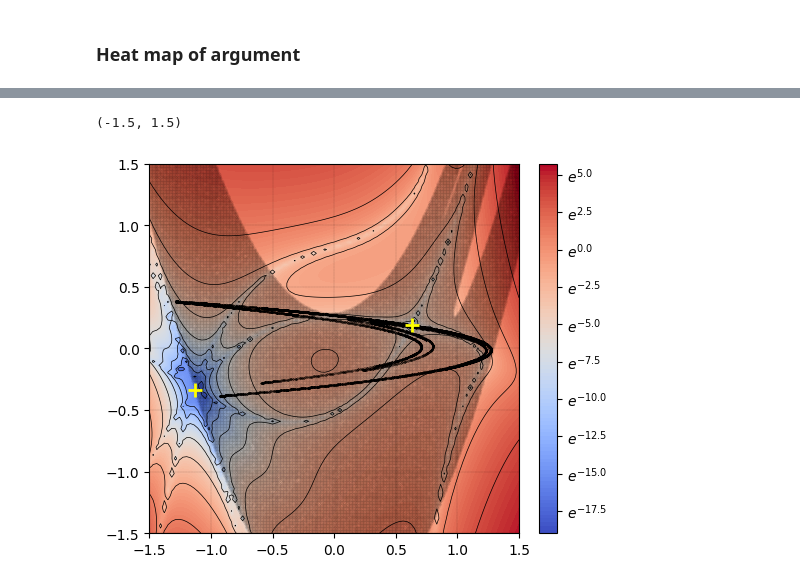
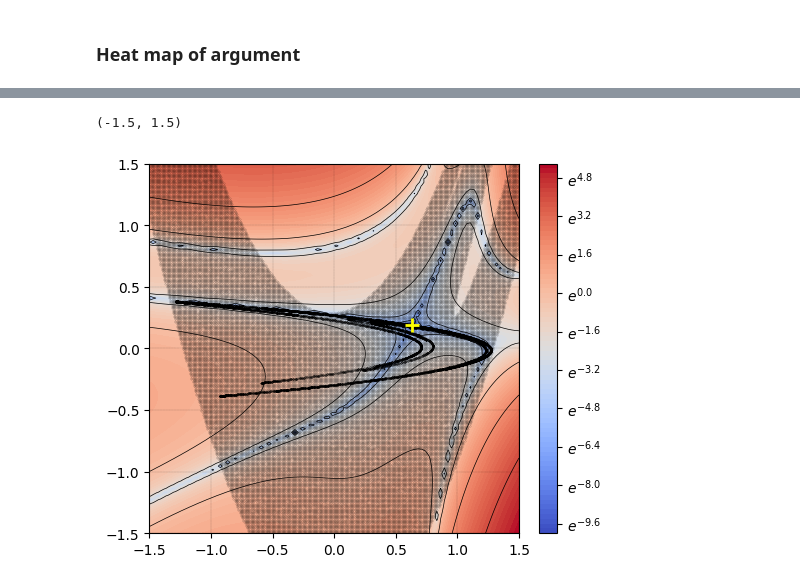
Before and after one commit to 1sa014kawa/JetDMD, a Jupyter notebook: Algorithm3.ipynb, the cells around one changed output, grey strips where cells are left out. Drawn from its saved outputs; the diff is of its cells as text; code cells hidden in the pictures.

```diff
--- a/Algorithm3.ipynb
+++ b/Algorithm3.ipynb
@@ -82,7 +55,7 @@ evals_Ko, evecs_Ko = np.linalg.eig(Cs.transpose(0,2,1))
 # %%
 for i in range(r_ps):
   # Jacobian matrix of the dynamical system at 0
-  dfp=jacmat(ps[:,[i]],henon)
+  dfp=jacmat(ps[:,[i]],f)
 
   # eigenvalues of the Jacobian matrix of the vector field at 0
   eval_dfp=np.linalg.eig(dfp)[0][0]
@@ -98,7 +71,7 @@ for i in range(r_ps):
   ax.plot(evals_true.real, evals_true.imag, 'go', alpha=0.5, markerfacecolor='none', markersize=20, markeredgewidth=1.5, label='true')
   ax.set_xlabel('Re')
   ax.set_ylabel('Im')
-  ax.set_xlim(-0.5,-0.0) # adjust the range of x
+  ax.set_xlim(-0.5,0.1) # adjust the range of x
   ax.legend()
   # add the indices of estimated eigenvalues (to specify eval_idx)
   for j, txt in enumerate(range(rm)):
@@ -127,7 +99,7 @@ def eigenfunction(x, eval_idx, ps_idx): #eval_idx = index of eigenvalues, ps_idx
   return efunc
 
 mesh=100 # number of mesh
-area= area # range of the heat map
+area= 1.5 # range of the heat map
 
 x,y=np.meshgrid(*[np.linspace(-area,area,mesh)]*2)
 xy =np.array([np.ravel(x),np.ravel(y)])
@@ -171,0 +146,26 @@ ax.set_ylim(-area,area)
+# %%
+
+
+xx,yy=np.meshgrid(*[np.linspace(-area,area,300)]*2)
+
+domain_of_attraction =np.array([np.ravel(xx),np.ravel(yy)])
+traj=np.copy(domain_of_attraction)
+for _ in range(100):
+  traj = henon(traj)
+  traj[:,np.sum(np.abs(traj), axis=0)>1e5] = traj[:,np.sum(np.abs(traj), axis=0)>1e5]*0 + 1e5
+
+domain_of_attraction = np.array([np.ravel(xx),np.ravel(yy)])[:,np.sum(np.abs(traj), axis=0)<area]
+attractor_henon=np.zeros((2, 20000))
+for _ in range(100):
+  attractor_henon[:,0] = henon(attractor_henon[:,0])
+for i in range(20000-1):
+  attractor_henon[:,i+1] = henon(attractor_henon[:,i])
+
+
+ax=plt.figure().add_subplot()
+ax.grid(True, linestyle='--', color='k', linewidth=0.1)
+ax.scatter(attractor_henon[0], attractor_henon[1], 0.1,'k', '.', alpha=0.5)
+ax.scatter(domain_of_attraction[0], domain_of_attraction[1], 1, 'k', '.', alpha=0.5)
+ax.set_xlim(-1.5,1.5)
+ax.set_ylim(-0.5,0.5)
+plt.show()
@@ -172,17 +174,17 @@ ax.set_ylim(-area,area)
 # %%
 fig, ax=plt.subplots()
 z_abs=np.log(1e-14+np.abs(ef)).reshape(mesh, mesh)
 CS = ax.contourf(x, y, z_abs, 100, cmap=Colormap('coolwarm').to_mpl())
 CS_level = ax.contour(CS, levels=CS.levels[::10], colors='k', linewidths=0.5, linestyles='solid')
 cbar=fig.colorbar(CS, fraction=0.0458, pad=0.04) # magical parameter to fit the color bar
 cbar.set_ticklabels([f'$e^{{{x:.1f}}}$' for x in CS.levels])
 ax.grid(True, linestyle='--', color='k', linewidth=0.1)
 ax.scatter(attractor_henon[0], attractor_henon[1], 0.1,'k', '.', alpha=0.5) # draw the attractor
-ax.scatter(domain_of_attraction[0], domain_of_attraction[1], 0.1, 'k', '.', alpha=0.2) # draw the domain of attarction
+ax.scatter(domain_of_attraction[0], domain_of_attraction[1], 0.1, 'k', '.', alpha=0.5) # draw the domain of attarction
 ax.plot(ps[[0],:], ps[[1],:], '+', color='yellow', alpha=1, markerfacecolor='none', markersize=10, markeredgewidth=2) #indicates the fixed points
 ax.set_aspect('equal', 'box')
 ax.set_xlim(-area,area)
 ax.set_ylim(-area,area)
 # %% [output]
 (-1.5, 1.5)
-[figure, old version]
+[figure, new version]
```
Also changed, not shown: parts of 10 cells of this notebook.
